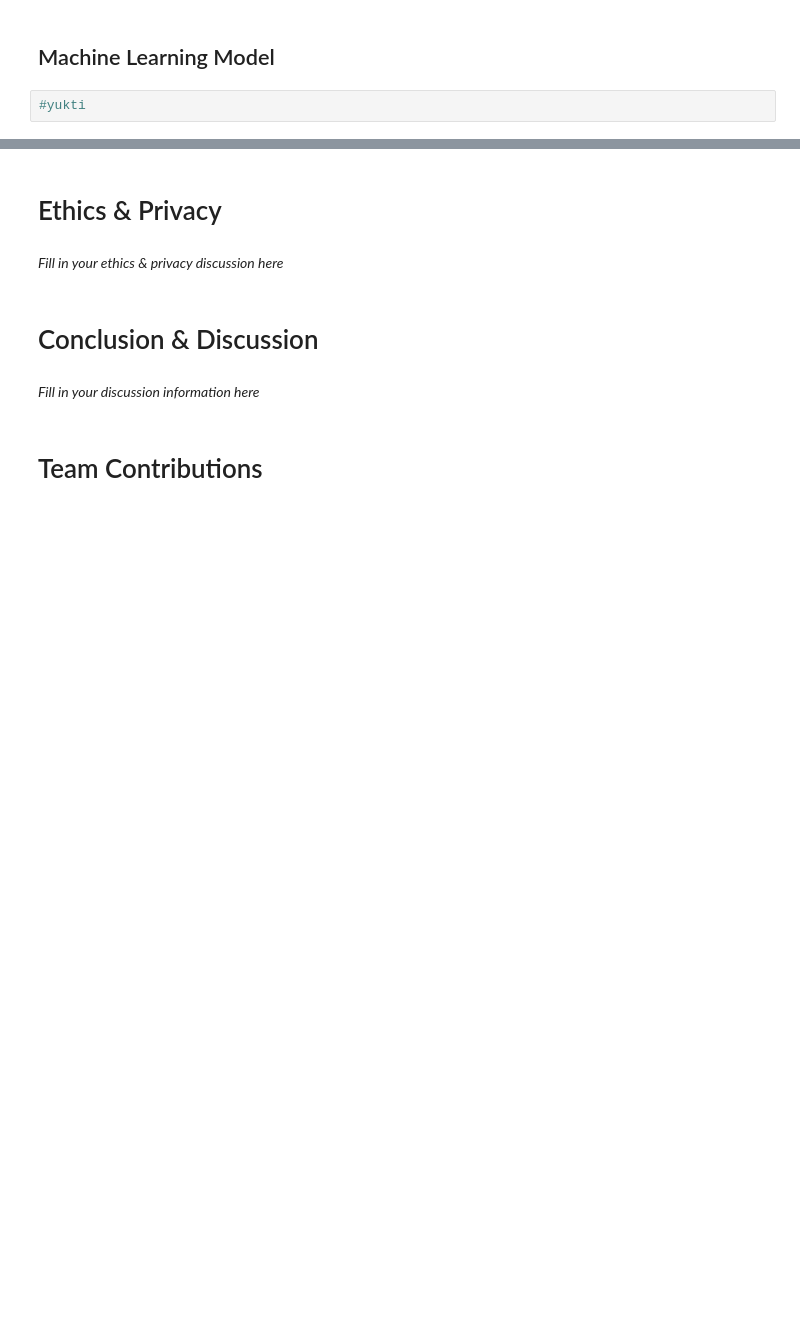
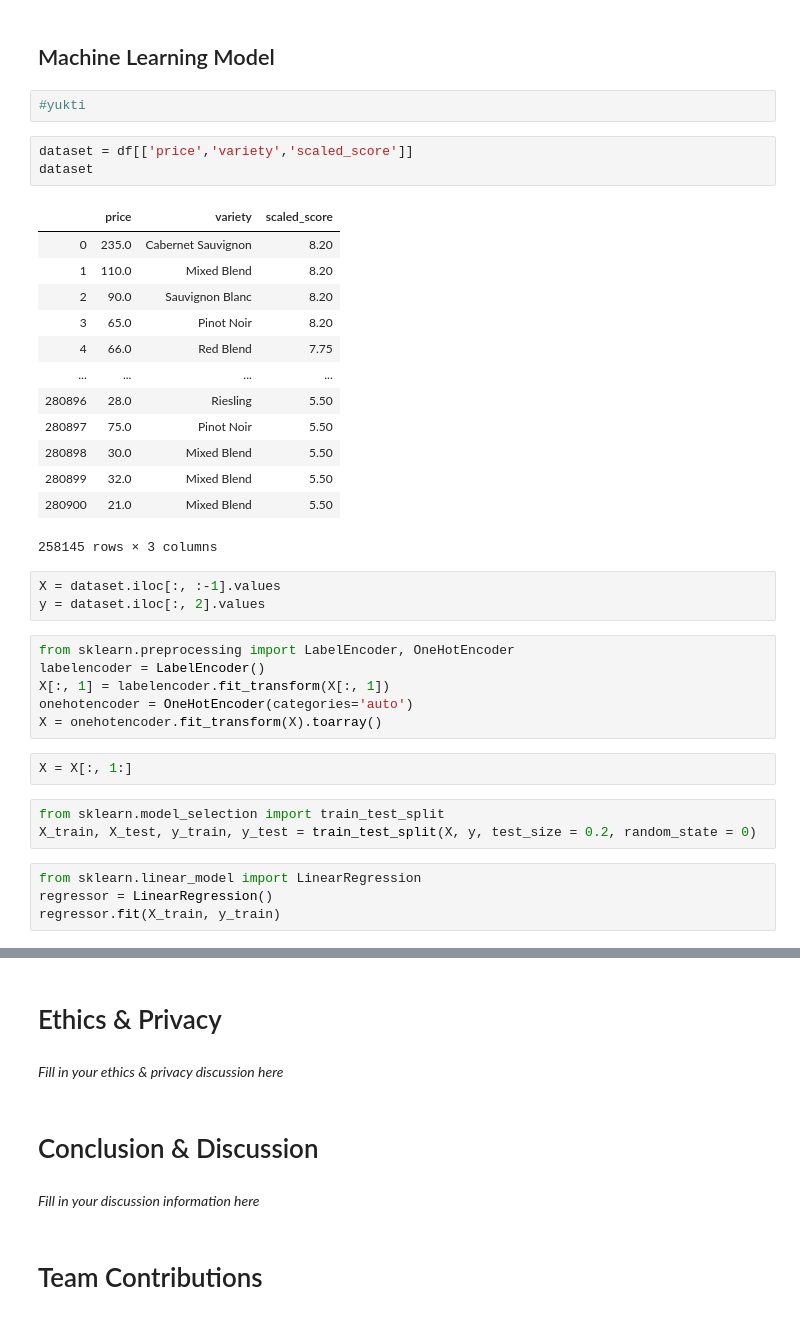
Before and after one commit to aditya4812/COGS108-Final-Project, a Jupyter notebook: FinalProject_group085.ipynb, the cells around one changed output, grey strips where cells are left out. Cells and saved outputs as stored; diff of their text form; blank space fills up the shorter version.

Commit message:
multiple linear regression model added

```diff
--- a/FinalProject_group085.ipynb
+++ b/FinalProject_group085.ipynb
@@ -351,3 +351,38 @@ ax = sns.boxplot(x="price_range", y="scaled_score", data=prices_with_ranges)
 ## Machine Learning Model
 # %%
 #yukti
+# %%
+dataset = df[['price','variety','scaled_score']]
+dataset
+# %% [output]
+|  | price | variety | scaled_score |
+| 0 | 235.0 | Cabernet Sauvignon | 8.20 |
+| 1 | 110.0 | Mixed Blend | 8.20 |
+| 2 | 90.0 | Sauvignon Blanc | 8.20 |
+| 3 | 65.0 | Pinot Noir | 8.20 |
+| 4 | 66.0 | Red Blend | 7.75 |
+| ... | ... | ... | ... |
+| 280896 | 28.0 | Riesling | 5.50 |
+| 280897 | 75.0 | Pinot Noir | 5.50 |
+| 280898 | 30.0 | Mixed Blend | 5.50 |
+| 280899 | 32.0 | Mixed Blend | 5.50 |
+| 280900 | 21.0 | Mixed Blend | 5.50 |
+258145 rows × 3 columns
+# %%
+X = dataset.iloc[:, :-1].values
+y = dataset.iloc[:, 2].values
+# %%
+from sklearn.preprocessing import LabelEncoder, OneHotEncoder
+labelencoder = LabelEncoder()
+X[:, 1] = labelencoder.fit_transform(X[:, 1])
+onehotencoder = OneHotEncoder(categories='auto')
+X = onehotencoder.fit_transform(X).toarray()
+# %%
+X = X[:, 1:]
+# %%
+from sklearn.model_selection import train_test_split
+X_train, X_test, y_train, y_test = train_test_split(X, y, test_size = 0.2, random_state = 0)
+# %%
+from sklearn.linear_model import LinearRegression
+regressor = LinearRegression()
+regressor.fit(X_train, y_train)
```
Also changed, not shown: parts of 9 cells of this notebook, 2 other files.
